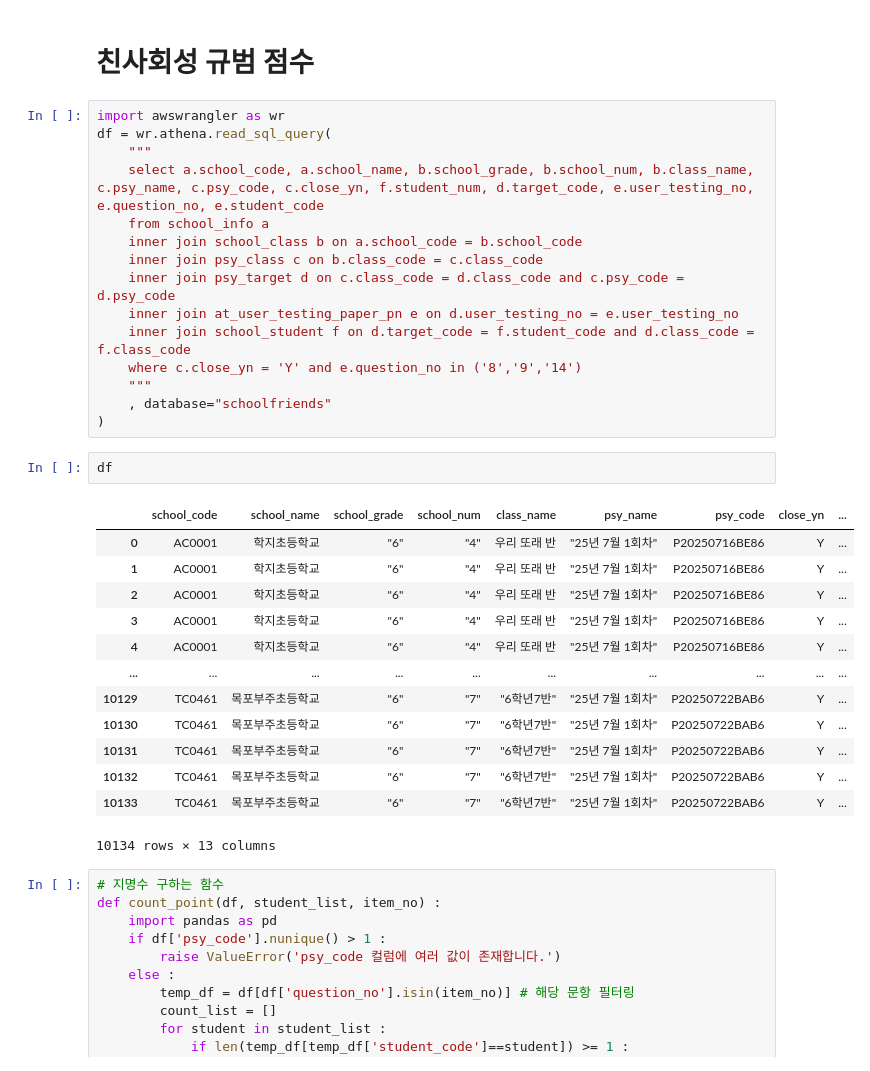
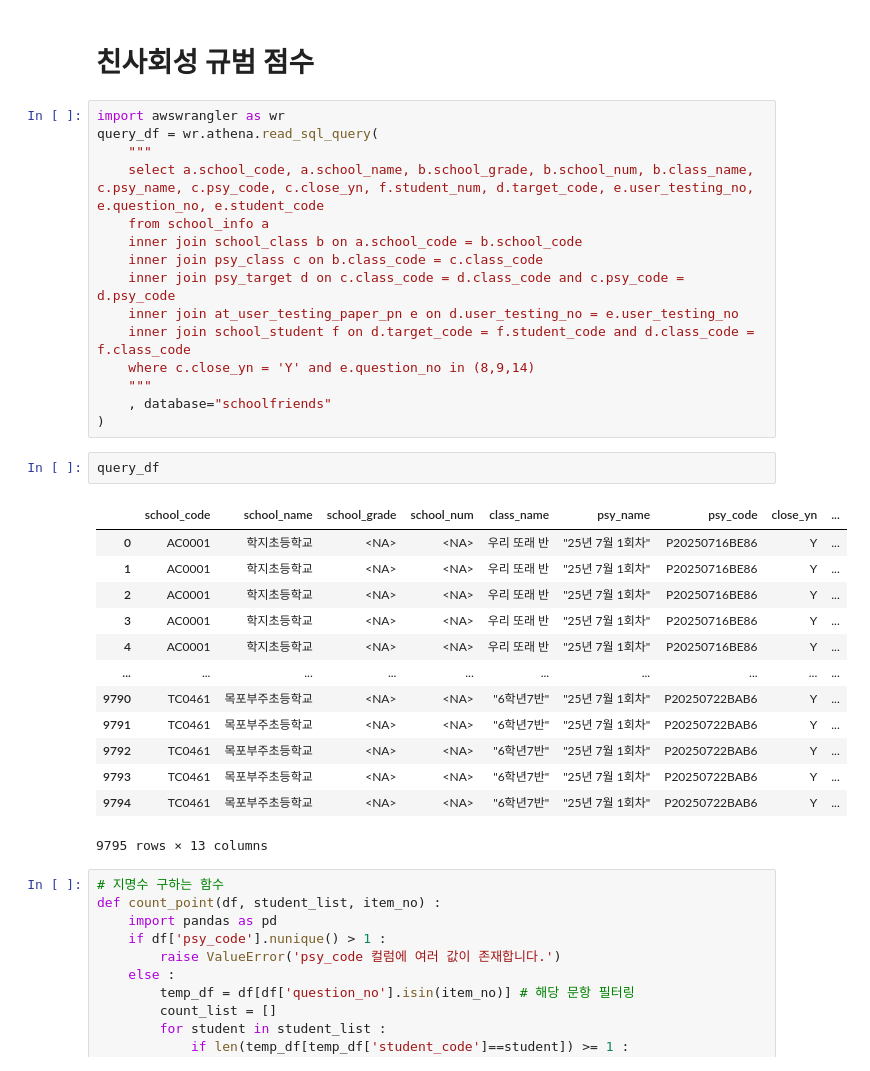
Before and after one commit to Byumin/aws_etl, a Jupyter notebook: schoolfriends/scoring_etl.ipynb, the cells around one changed output. Cells and saved outputs as stored; diff of their text form.

```diff
--- a/schoolfriends/scoring_etl.ipynb
+++ b/schoolfriends/scoring_etl.ipynb
@@ -434,7 +489,7 @@ Crawler 'crawler_aggression_point' started successfully.
 # 친사회성 규범 점수
 # %%
 import awswrangler as wr
-df = wr.athena.read_sql_query(
+query_df = wr.athena.read_sql_query(
     """
     select a.school_code, a.school_name, b.school_grade, b.school_num, b.class_name, c.psy_name, c.psy_code, c.close_yn, f.student_num, d.target_code, e.user_testing_no, e.question_no, e.student_code
     from school_info a
@@ -443,26 +498,26 @@ df = wr.athena.read_sql_query(
     inner join psy_target d on c.class_code = d.class_code and c.psy_code = d.psy_code
     inner join at_user_testing_paper_pn e on d.user_testing_no = e.user_testing_no
     inner join school_student f on d.target_code = f.student_code and d.class_code = f.class_code
-    where c.close_yn = 'Y' and e.question_no in ('8','9','14')
+    where c.close_yn = 'Y' and e.question_no in (8,9,14)
     """
     , database="schoolfriends"
 )
 # %%
-df
+query_df
 # %% [output]
 |  | school_code | school_name | school_grade | school_num | class_name | psy_name | psy_code | close_yn | ... |
-| 0 | AC0001 | 학지초등학교 | "6" | "4" | 우리 또래 반 | "25년 7월 1회차" | P20250716BE86 | Y | ... |
-| 1 | AC0001 | 학지초등학교 | "6" | "4" | 우리 또래 반 | "25년 7월 1회차" | P20250716BE86 | Y | ... |
-| 2 | AC0001 | 학지초등학교 | "6" | "4" | 우리 또래 반 | "25년 7월 1회차" | P20250716BE86 | Y | ... |
-| 3 | AC0001 | 학지초등학교 | "6" | "4" | 우리 또래 반 | "25년 7월 1회차" | P20250716BE86 | Y | ... |
-| 4 | AC0001 | 학지초등학교 | "6" | "4" | 우리 또래 반 | "25년 7월 1회차" | P20250716BE86 | Y | ... |
+| 0 | AC0001 | 학지초등학교 | <NA> | <NA> | 우리 또래 반 | "25년 7월 1회차" | P20250716BE86 | Y | ... |
+| 1 | AC0001 | 학지초등학교 | <NA> | <NA> | 우리 또래 반 | "25년 7월 1회차" | P20250716BE86 | Y | ... |
+| 2 | AC0001 | 학지초등학교 | <NA> | <NA> | 우리 또래 반 | "25년 7월 1회차" | P20250716BE86 | Y | ... |
+| 3 | AC0001 | 학지초등학교 | <NA> | <NA> | 우리 또래 반 | "25년 7월 1회차" | P20250716BE86 | Y | ... |
+| 4 | AC0001 | 학지초등학교 | <NA> | <NA> | 우리 또래 반 | "25년 7월 1회차" | P20250716BE86 | Y | ... |
 | ... | ... | ... | ... | ... | ... | ... | ... | ... | ... |
-| 10129 | TC0461 | 목포부주초등학교 | "6" | "7" | "6학년7반" | "25년 7월 1회차" | P20250722BAB6 | Y | ... |
-| 10130 | TC0461 | 목포부주초등학교 | "6" | "7" | "6학년7반" | "25년 7월 1회차" | P20250722BAB6 | Y | ... |
-| 10131 | TC0461 | 목포부주초등학교 | "6" | "7" | "6학년7반" | "25년 7월 1회차" | P20250722BAB6 | Y | ... |
-| 10132 | TC0461 | 목포부주초등학교 | "6" | "7" | "6학년7반" | "25년 7월 1회차" | P20250722BAB6 | Y | ... |
-| 10133 | TC0461 | 목포부주초등학교 | "6" | "7" | "6학년7반" | "25년 7월 1회차" | P20250722BAB6 | Y | ... |
+| 9790 | TC0461 | 목포부주초등학교 | <NA> | <NA> | "6학년7반" | "25년 7월 1회차" | P20250722BAB6 | Y | ... |
+| 9791 | TC0461 | 목포부주초등학교 | <NA> | <NA> | "6학년7반" | "25년 7월 1회차" | P20250722BAB6 | Y | ... |
+| 9792 | TC0461 | 목포부주초등학교 | <NA> | <NA> | "6학년7반" | "25년 7월 1회차" | P20250722BAB6 | Y | ... |
+| 9793 | TC0461 | 목포부주초등학교 | <NA> | <NA> | "6학년7반" | "25년 7월 1회차" | P20250722BAB6 | Y | ... |
+| 9794 | TC0461 | 목포부주초등학교 | <NA> | <NA> | "6학년7반" | "25년 7월 1회차" | P20250722BAB6 | Y | ... |
-10134 rows × 13 columns
+9795 rows × 13 columns
 # %%
 # 지명수 구하는 함수
 def count_point(df, student_list, item_no) :
```
Also changed, not shown: parts of 38 cells of this notebook, 33 other files.
